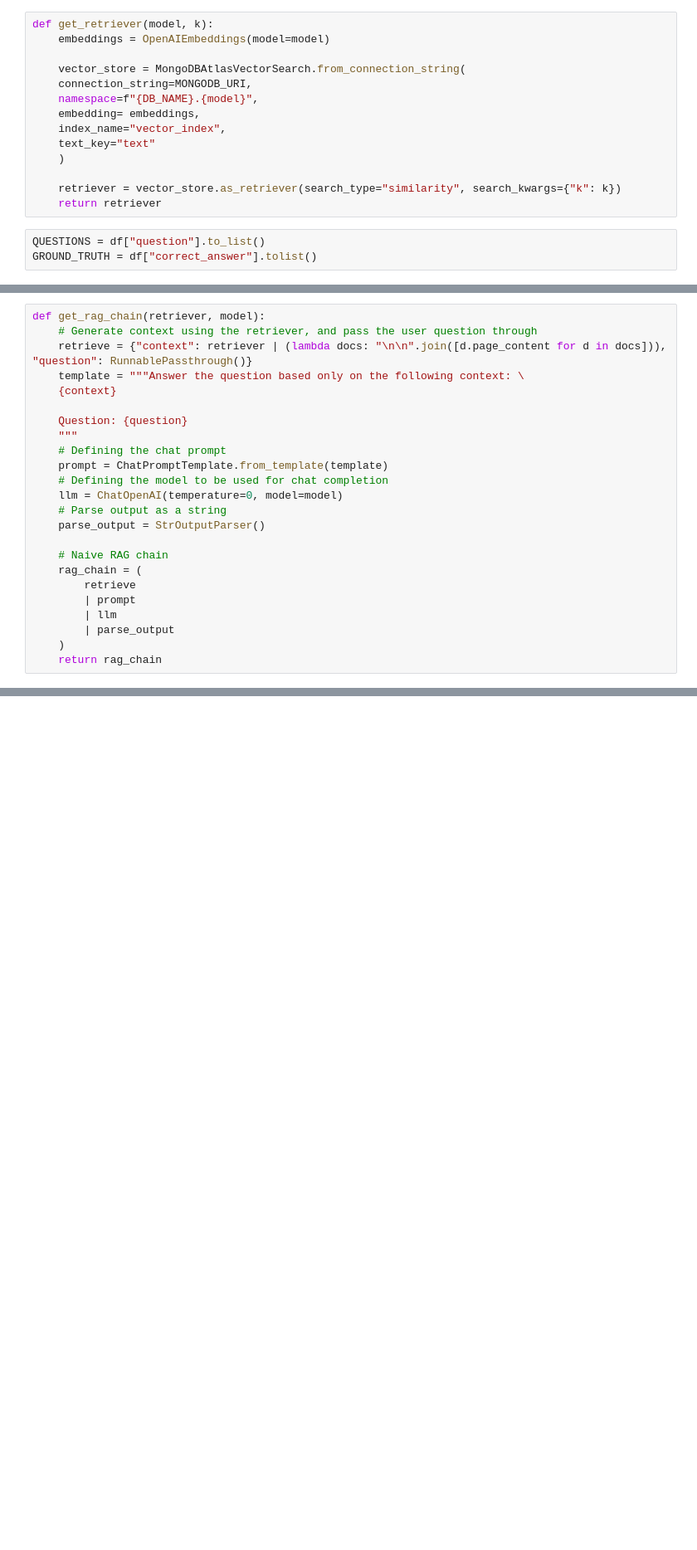
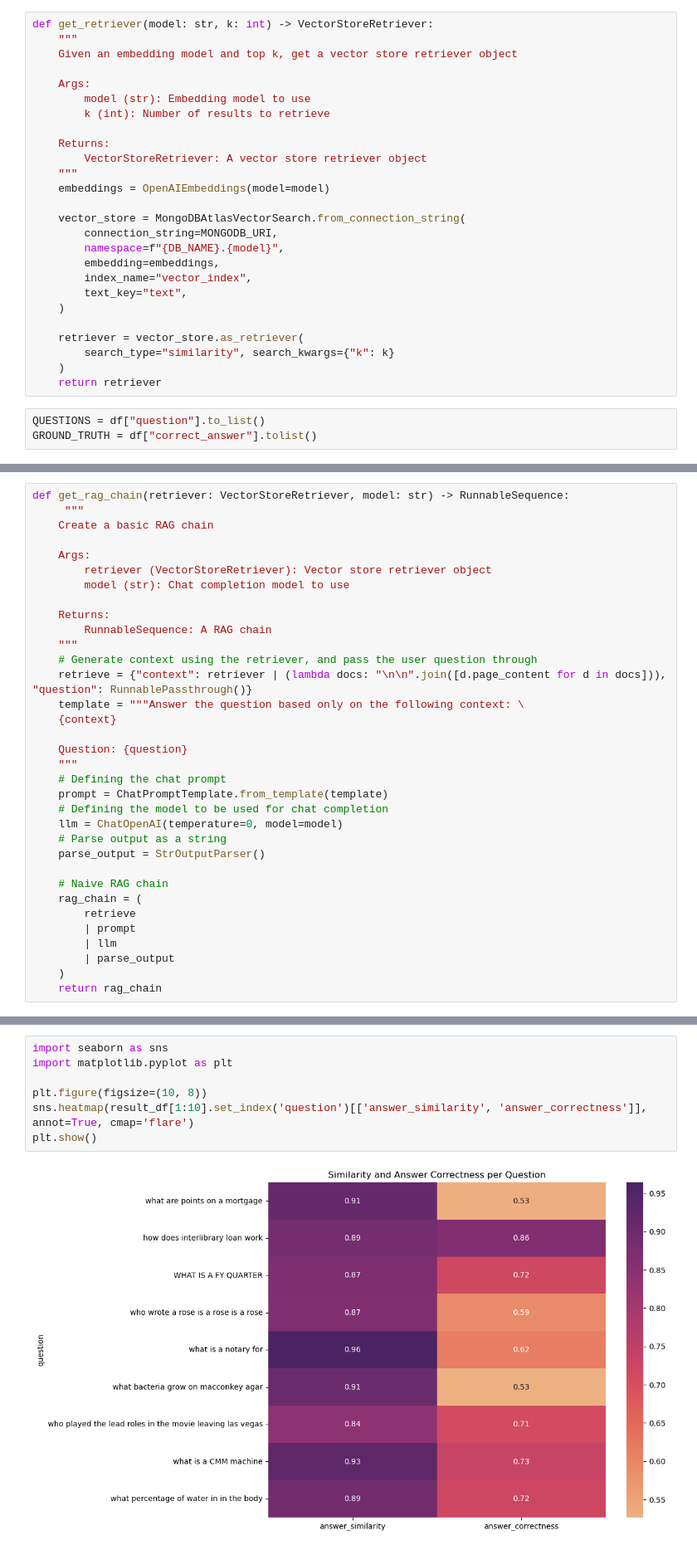
Before and after one commit to mongodb-developer/GenAI-Showcase, a Jupyter notebook: notebooks/evals/ragas-evaluation.ipynb, the cells around one changed output, grey strips where cells are left out. Shown at 83% size. Drawn from its saved outputs; the diff is of its cells as text; blank space fills up the shorter version.

Commit message:
Adding visualizations and ran all the cells

```diff
--- a/notebooks/evals/ragas-evaluation.ipynb
+++ b/notebooks/evals/ragas-evaluation.ipynb
@@ -144,17 +173,29 @@ import nest_asyncio
 nest_asyncio.apply()
 # %%
-def get_retriever(model, k):
+def get_retriever(model: str, k: int) -> VectorStoreRetriever:
+    """
+    Given an embedding model and top k, get a vector store retriever object
+
+    Args:
+        model (str): Embedding model to use
+        k (int): Number of results to retrieve
+
+    Returns:
+        VectorStoreRetriever: A vector store retriever object
+    """
     embeddings = OpenAIEmbeddings(model=model)
 
     vector_store = MongoDBAtlasVectorSearch.from_connection_string(
-    connection_string=MONGODB_URI,
-    namespace=f"{DB_NAME}.{model}",
-    embedding= embeddings,
-    index_name="vector_index",
-    text_key="text"
+        connection_string=MONGODB_URI,
+        namespace=f"{DB_NAME}.{model}",
+        embedding=embeddings,
+        index_name="vector_index",
+        text_key="text",
     )
 
-    retriever = vector_store.as_retriever(search_type="similarity", search_kwargs={"k": k})
+    retriever = vector_store.as_retriever(
+        search_type="similarity", search_kwargs={"k": k}
+    )
     return retriever
 # %%
 QUESTIONS = df["question"].to_list()
@@ -187,7 +231,17 @@ from langchain_core.runnables import RunnablePassthrough
 from langchain_core.output_parsers import StrOutputParser
 from ragas.metrics import faithfulness, answer_relevancy
 # %%
-def get_rag_chain(retriever, model):
+def get_rag_chain(retriever: VectorStoreRetriever, model: str) -> RunnableSequence:
+     """
+    Create a basic RAG chain
+
+    Args:
+        retriever (VectorStoreRetriever): Vector store retriever object
+        model (str): Chat completion model to use
+
+    Returns:
+        RunnableSequence: A RAG chain
+    """
     # Generate context using the retriever, and pass the user question through
     retrieve = {"context": retriever | (lambda docs: "\n\n".join([d.page_content for d in docs])), "question": RunnablePassthrough()}
     template = """Answer the question based only on the following context: \
@@ -281,0 +327,9 @@ Overall metrics: {'answer_similarity': 0.8889, 'answer_correctness': 0.5981}
+# %%
+import seaborn as sns
+import matplotlib.pyplot as plt
+
+plt.figure(figsize=(10, 8))
+sns.heatmap(result_df[1:10].set_index('question')[['answer_similarity', 'answer_correctness']], annot=True, cmap='flare')
+plt.show()
+# %% [output]
+[figure, added]
```
Also changed, not shown: parts of 32 cells of this notebook.
